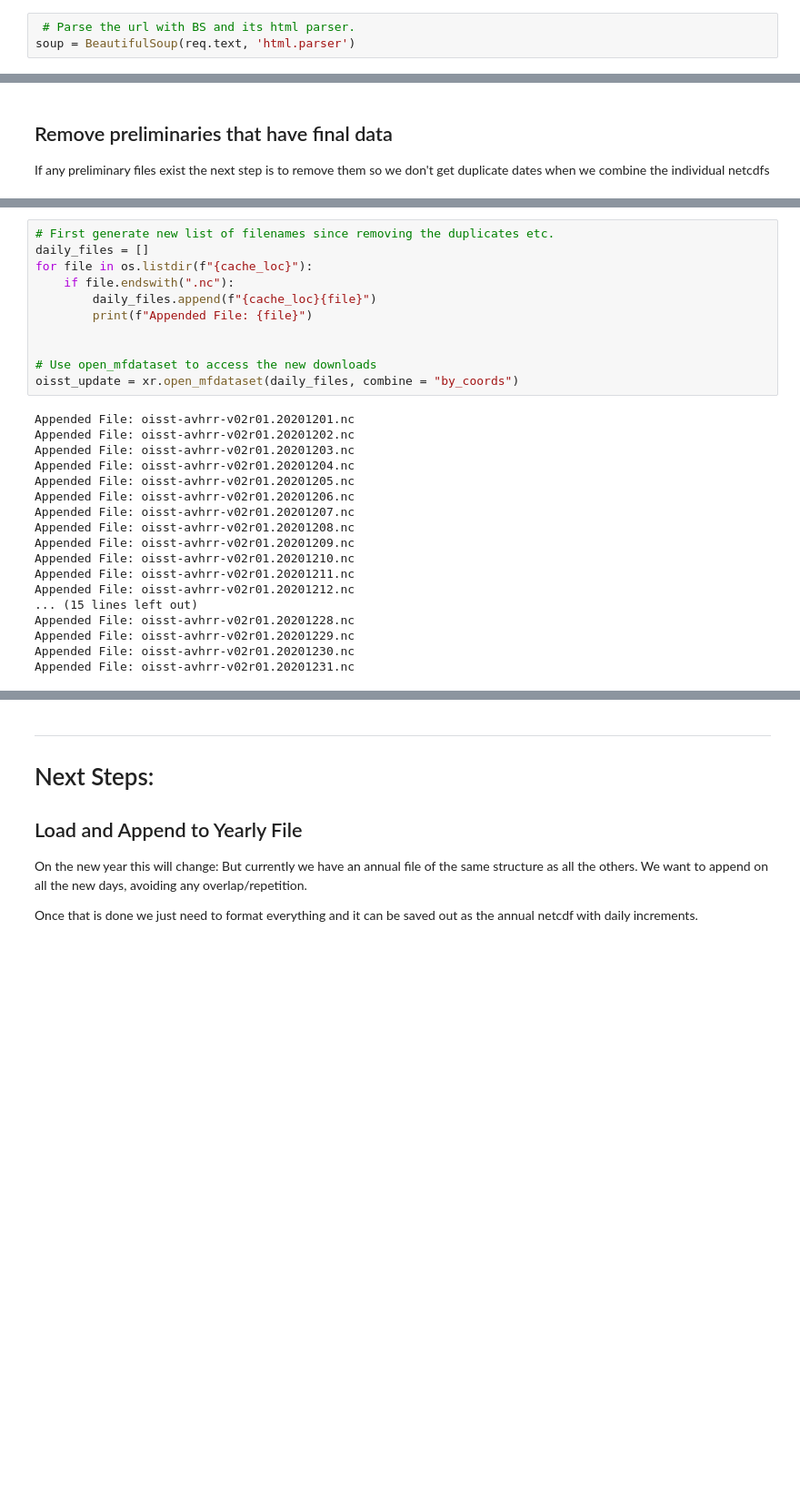
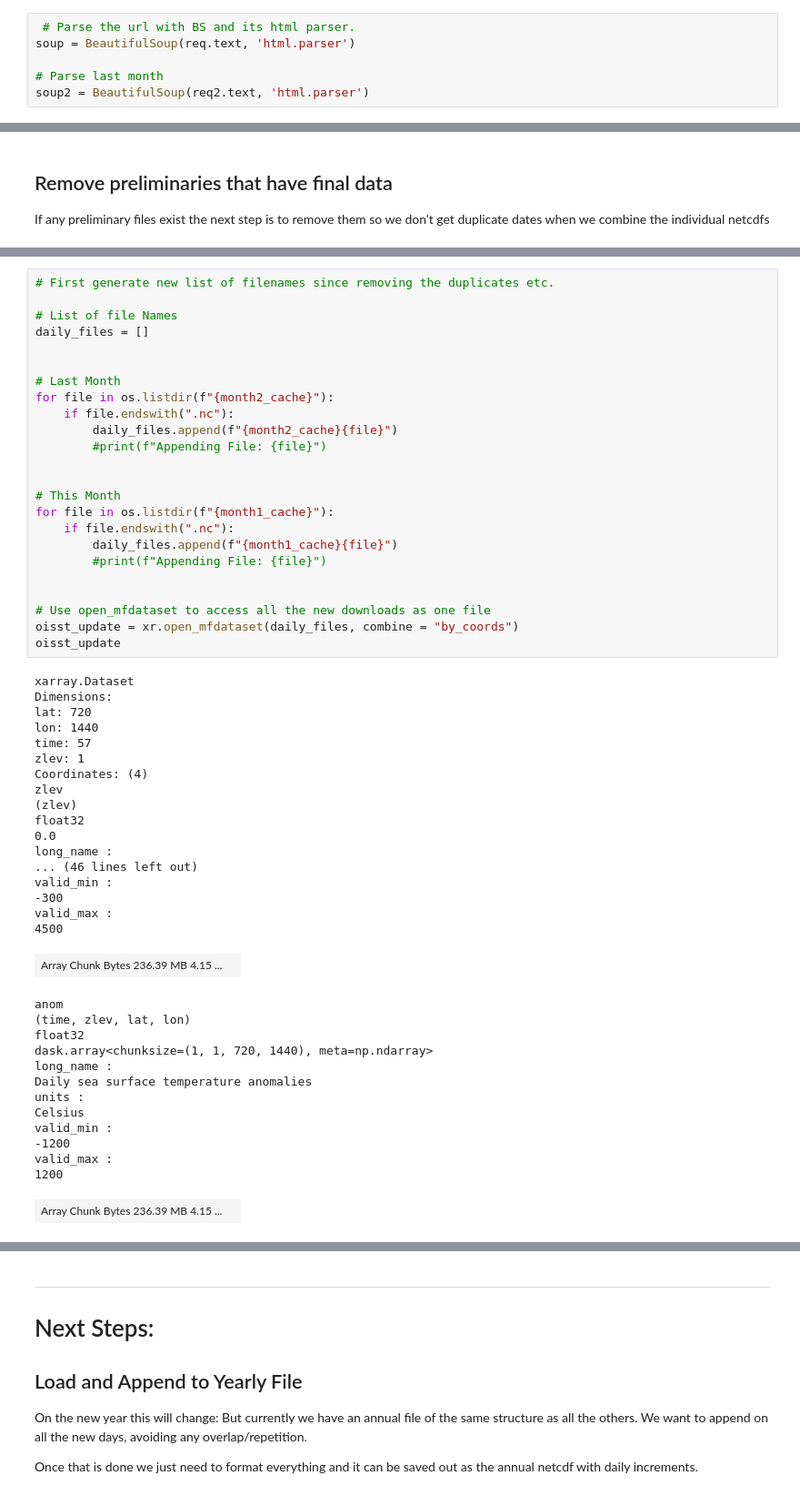
Before and after one commit to gulfofmaine/oisst_mainstays, a Jupyter notebook: notebooks/Update_01_Download_OISST.ipynb, the cells around one changed output, grey strips where cells are left out. Shown at 91% size. Cells and saved outputs as stored; diff of their text form; blank space fills up the shorter version.

```diff
--- a/notebooks/Update_01_Download_OISST.ipynb
+++ b/notebooks/Update_01_Download_OISST.ipynb
@@ -84,3 +118,6 @@ if req.status_code != requests.codes.ok:
 # %%
  # Parse the url with BS and its html parser.
 soup = BeautifulSoup(req.text, 'html.parser')
+
+# Parse last month
+soup2 = BeautifulSoup(req2.text, 'html.parser')
@@ -302,29 +446,56 @@ Now that each daily file has been checked for updates, with duplicates removed w
 # %%
 # First generate new list of filenames since removing the duplicates etc.
+
+# List of file Names
 daily_files = []
-for file in os.listdir(f"{cache_loc}"):
-    if file.endswith(".nc"):
-        daily_files.append(f"{cache_loc}{file}")
-        print(f"Appended File: {file}")
 
 
-# Use open_mfdataset to access the new downloads
+# Last Month
+for file in os.listdir(f"{month2_cache}"):
+    if file.endswith(".nc"):
+        daily_files.append(f"{month2_cache}{file}")
+        #print(f"Appending File: {file}")
+
+
+# This Month
+for file in os.listdir(f"{month1_cache}"):
+    if file.endswith(".nc"):
+        daily_files.append(f"{month1_cache}{file}")
+        #print(f"Appending File: {file}")
+
+
+# Use open_mfdataset to access all the new downloads as one file
 oisst_update = xr.open_mfdataset(daily_files, combine = "by_coords")
+oisst_update
 # %% [output]
-Appended File: oisst-avhrr-v02r01.20201201.nc
-Appended File: oisst-avhrr-v02r01.20201202.nc
-Appended File: oisst-avhrr-v02r01.20201203.nc
-Appended File: oisst-avhrr-v02r01.20201204.nc
-Appended File: oisst-avhrr-v02r01.20201205.nc
-Appended File: oisst-avhrr-v02r01.20201206.nc
-Appended File: oisst-avhrr-v02r01.20201207.nc
-Appended File: oisst-avhrr-v02r01.20201208.nc
-Appended File: oisst-avhrr-v02r01.20201209.nc
-Appended File: oisst-avhrr-v02r01.20201210.nc
-Appended File: oisst-avhrr-v02r01.20201211.nc
-Appended File: oisst-avhrr-v02r01.20201212.nc
-... (15 lines left out)
-Appended File: oisst-avhrr-v02r01.20201228.nc
-Appended File: oisst-avhrr-v02r01.20201229.nc
-Appended File: oisst-avhrr-v02r01.20201230.nc
-Appended File: oisst-avhrr-v02r01.20201231.nc
+xarray.Dataset
+Dimensions:
+lat: 720
+lon: 1440
+time: 57
+zlev: 1
+Coordinates: (4)
+zlev
+(zlev)
+float32
+0.0
+long_name :
+... (46 lines left out)
+valid_min :
+-300
+valid_max :
+4500
+| Array Chunk Bytes 236.39 MB 4.15 ... |  |
+anom
+(time, zlev, lat, lon)
+float32
+dask.array<chunksize=(1, 1, 720, 1440), meta=np.ndarray>
+long_name :
+Daily sea surface temperature anomalies
+units :
+Celsius
+valid_min :
+-1200
+valid_max :
+1200
+| Array Chunk Bytes 236.39 MB 4.15 ... |  |
```
Also changed, not shown: parts of 41 cells of this notebook, 4 other files.
